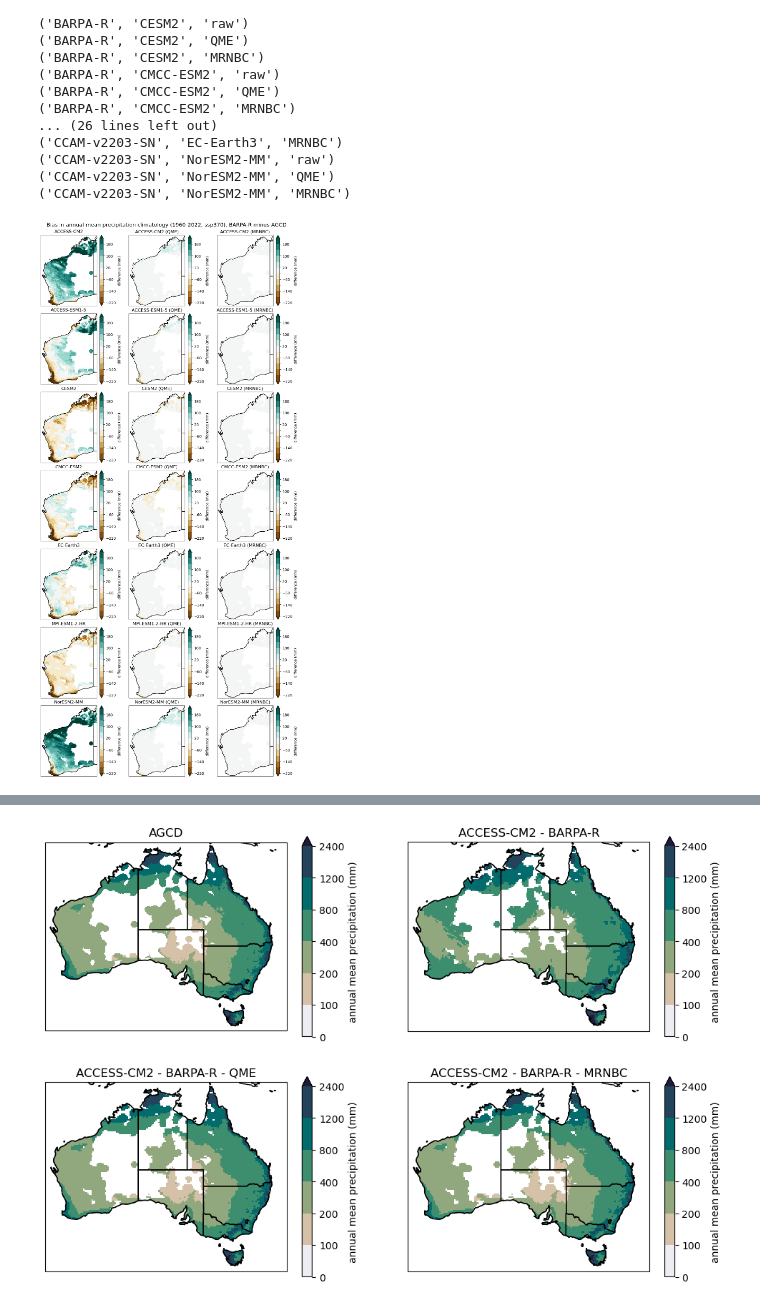
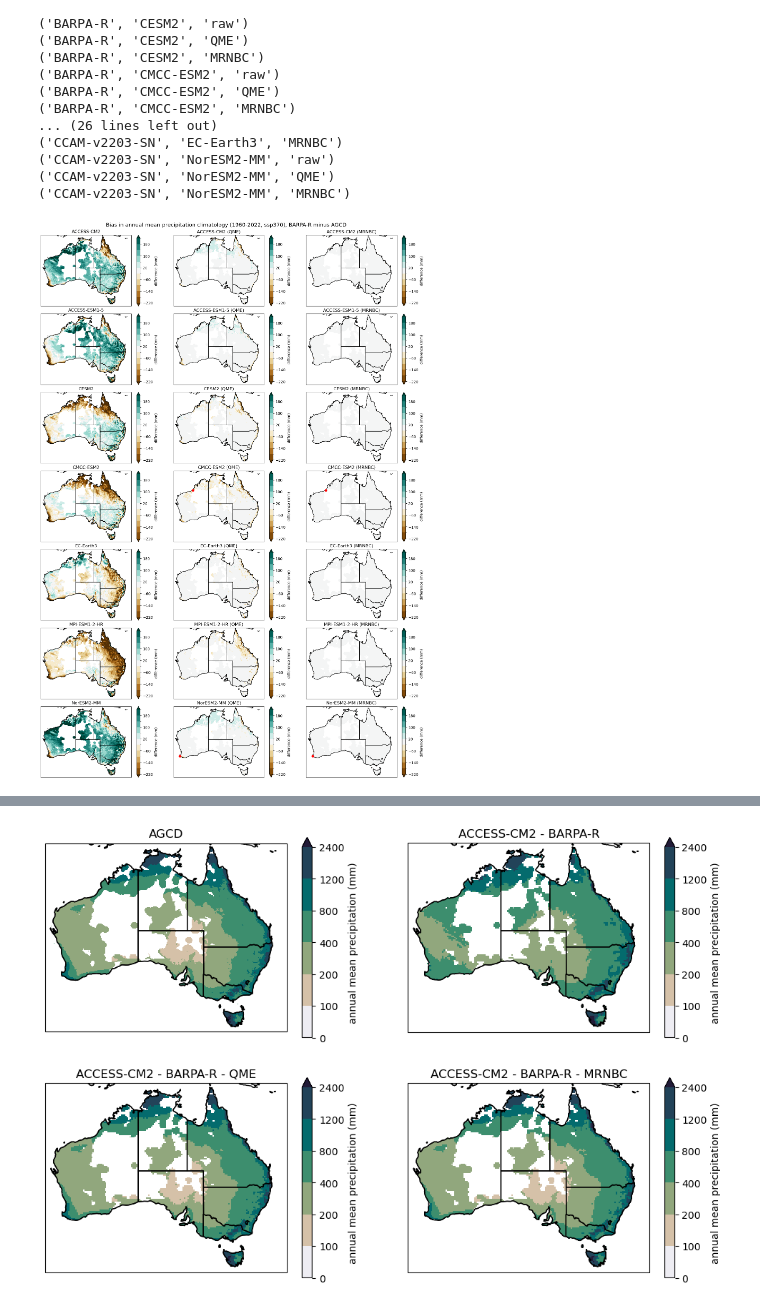
Before and after one commit to AusClimateService/bias-correction-data-release, a Jupyter notebook: residual_bias.ipynb, the cells around one changed output, grey strips where cells are left out. Saved outputs shown, nothing was run; the diff lists cells and outputs as text; code cells hidden in the pictures.

Commit message:
Add region and point options

```diff
--- a/residual_bias.ipynb
+++ b/residual_bias.ipynb
@@ -152,7 +152,7 @@ for rcm in ['BARPA-R', 'CCAM-v2203-SN']:
 ('CCAM-v2203-SN', 'NorESM2-MM', 'QME')
 ('CCAM-v2203-SN', 'NorESM2-MM', 'MRNBC')
 # %%
-def plot_row(row_axes, rcm, gcm, units, region='AUS'):
+def plot_row(row_axes, rcm, gcm, units, region='AUS', point=None):
     """Plot row"""
 
     if units == 'mm':
@@ -196,6 +196,9 @@ def plot_row(row_axes, rcm, gcm, units, region='AUS'):
     ax2.coastlines()
     ax2.add_feature(cartopy.feature.STATES)
     ax2.set_title(f'{gcm} (QME)')
+    if point:
+        lat, lon = point
+        ax2.plot(lon, lat, color='red', marker='o', transform=ccrs.PlateCarree())
     if extent:
         ax2.set_extent(extent, crs=ccrs.PlateCarree())
 
@@ -210,22 +213,31 @@ def plot_row(row_axes, rcm, gcm, units, region='AUS'):
     ax3.coastlines()
     ax3.add_feature(cartopy.feature.STATES)
     ax3.set_title(f'{gcm} (MRNBC)')
+    if point:
+        lat, lon = point
+        ax3.plot(lon, lat, color='red', marker='o', transform=ccrs.PlateCarree())
     if extent:
         ax3.set_extent(extent, crs=ccrs.PlateCarree())
+# %%
+region = 'AUS'
+if region == 'WA':
+    width = 10
+else:
+    width = 15
 # %%
 ngcms = 7
-fig, axes = plt.subplots(ngcms, 3, subplot_kw={'projection': ccrs.PlateCarree()}, figsize=[10, 3*ngcms], layout='constrained')
-plot_row(axes[0, :], 'BARPA-R', 'ACCESS-CM2', units='mm', region='WA')
-plot_row(axes[1, :], 'BARPA-R', 'ACCESS-ESM1-5', units='mm', region='WA')
-plot_row(axes[2, :], 'BARPA-R', 'CESM2', units='mm', region='WA')
-plot_row(axes[3, :], 'BARPA-R', 'CMCC-ESM2', units='mm', region='WA')
-plot_row(axes[4, :], 'BARPA-R', 'EC-Earth3', units='mm', region='WA')
-plot_row(axes[5, :], 'BARPA-R', 'MPI-ESM1-2-HR', units='mm', region='WA')
-plot_row(axes[6, :], 'BARPA-R', 'NorESM2-MM', units='mm', region='WA')
+fig, axes = plt.subplots(ngcms, 3, subplot_kw={'projection': ccrs.PlateCarree()}, figsize=[width, 3*ngcms], layout='constrained')
+plot_row(axes[0, :], 'BARPA-R', 'ACCESS-CM2', units='mm', region=region)
+plot_row(axes[1, :], 'BARPA-R', 'ACCESS-ESM1-5', units='mm', region=region)
+plot_row(axes[2, :], 'BARPA-R', 'CESM2', units='mm', region=region)
+plot_row(axes[3, :], 'BARPA-R', 'CMCC-ESM2', units='mm', region=region, point=[-19.4, 121.45])
+plot_row(axes[4, :], 'BARPA-R', 'EC-Earth3', units='mm', region=region)
+plot_row(axes[5, :], 'BARPA-R', 'MPI-ESM1-2-HR', units='mm', region=region)
+plot_row(axes[6, :], 'BARPA-R', 'NorESM2-MM', units='mm', region=region, point=[-34.2, 115.1])
 plt.suptitle('Bias in annual mean precipitation climatology (1960-2022, ssp370), BARPA-R minus AGCD', fontsize='x-large')
-plt.savefig('pr-bias_BARPA-R_1960-2022-annual-clim_ssp370_WA_mm.png', bbox_inches='tight', facecolor='white', dpi=300)
+plt.savefig(f'pr-bias_BARPA-R_1960-2022-annual-clim_ssp370_{region}_mm.png', bbox_inches='tight', facecolor='white', dpi=300)
 plt.show()
 # %% [output]
-[figure, old version]
+[figure, new version]
 # %%
 ngcms = 7
```
Also changed, not shown: parts of 3 cells of this notebook.
